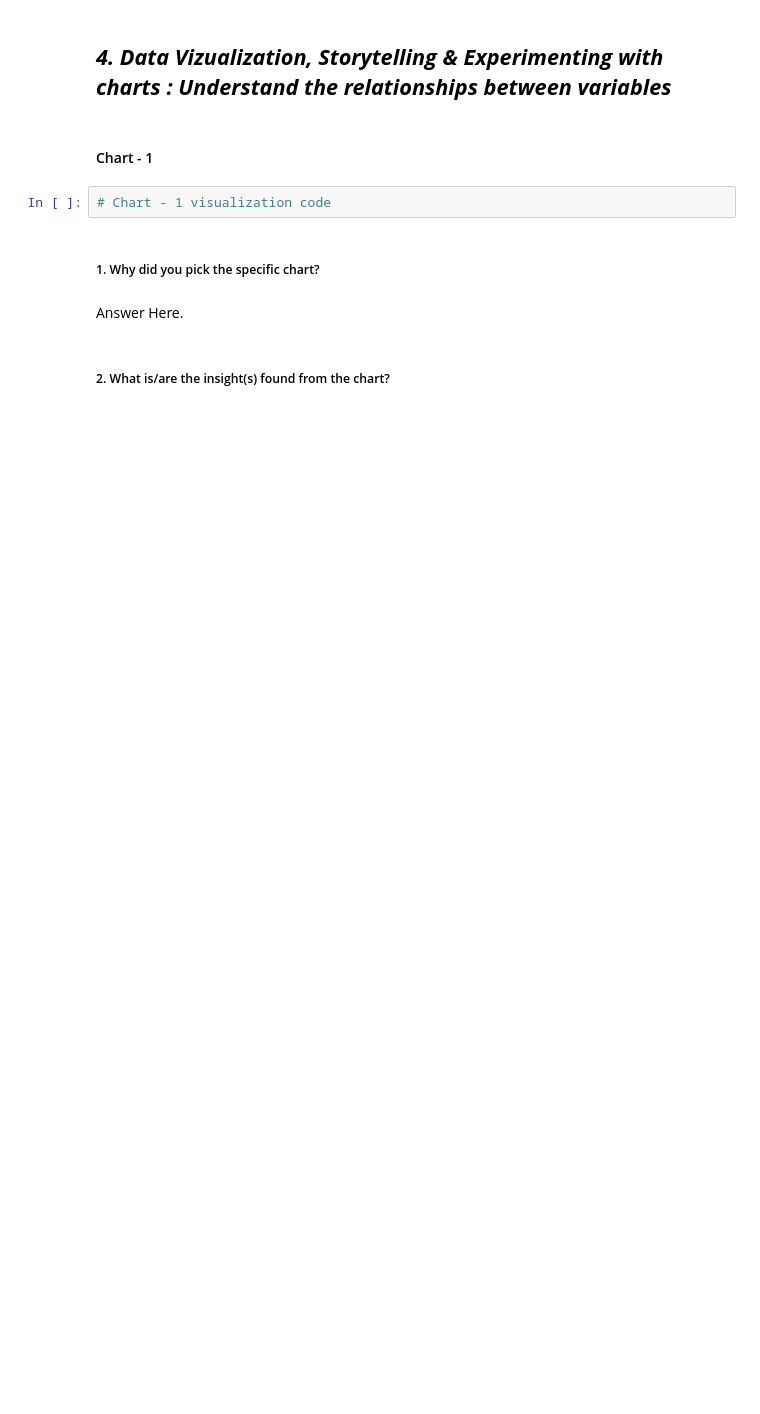
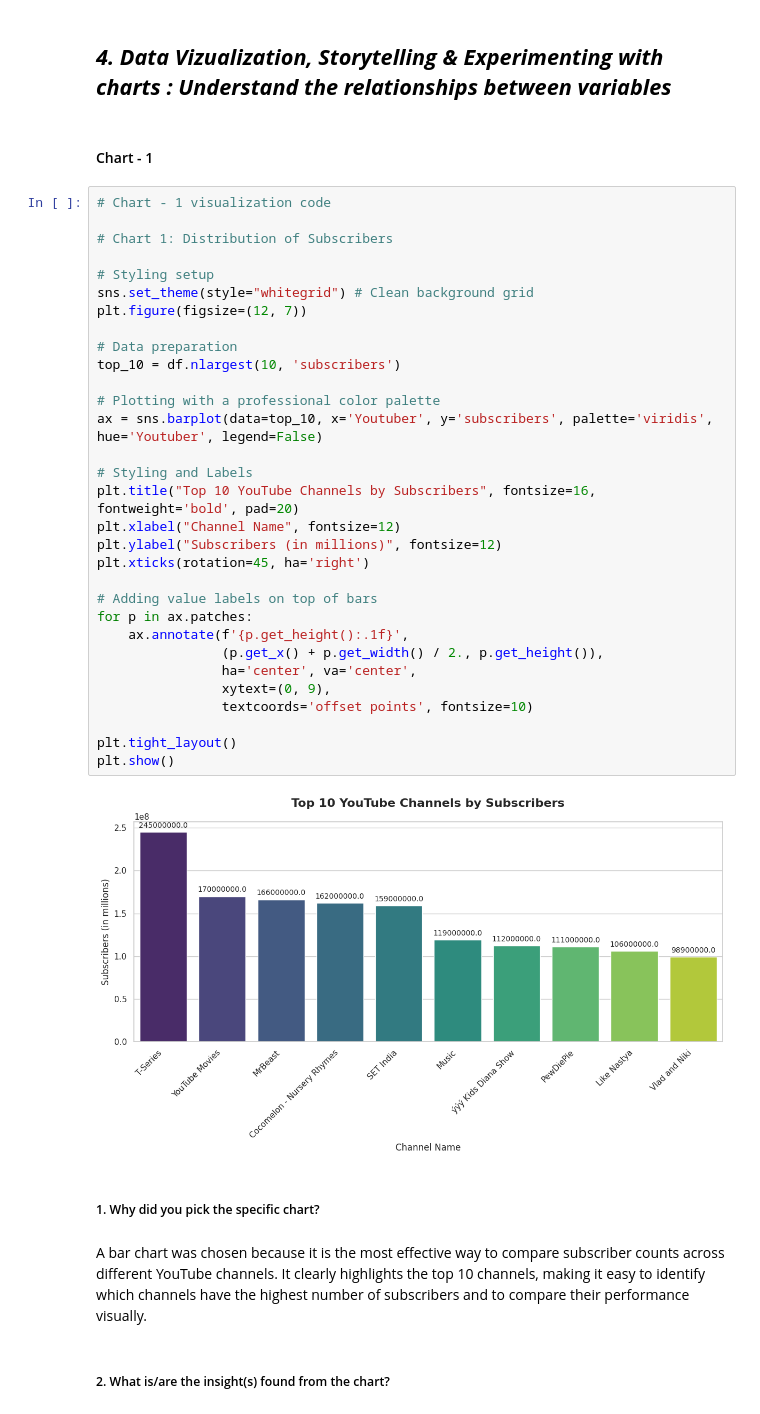
Before and after one commit to Sneha8126/Sneha-EDA-Submission-Template, a Jupyter notebook: Sneha_EDA_Submission_Template.ipynb, the cells around one changed output. Saved outputs shown, nothing was run; the diff lists cells and outputs as text; blank space fills up the shorter version.

Commit message:
Implement bar chart for subscriber distribution analysis

```diff
--- a/Sneha_EDA_Submission_Template.ipynb
+++ b/Sneha_EDA_Submission_Template.ipynb
@@ -385,11 +395,42 @@ Insights reveal that channel longevity is a major predictor of success, while ca
 ## ***4. Data Vizualization, Storytelling & Experimenting with charts : Understand the relationships between variables***
 # %% [markdown]
 #### Chart - 1
-# %%
-# Chart - 1 visualization code
+# %%
+# Chart - 1 visualization code
+
+# Chart 1: Distribution of Subscribers
+
+# Styling setup
+sns.set_theme(style="whitegrid") # Clean background grid
+plt.figure(figsize=(12, 7))
+
+# Data preparation
+top_10 = df.nlargest(10, 'subscribers')
+
+# Plotting with a professional color palette
+ax = sns.barplot(data=top_10, x='Youtuber', y='subscribers', palette='viridis', hue='Youtuber', legend=False)
+
+# Styling and Labels
+plt.title("Top 10 YouTube Channels by Subscribers", fontsize=16, fontweight='bold', pad=20)
+plt.xlabel("Channel Name", fontsize=12)
+plt.ylabel("Subscribers (in millions)", fontsize=12)
+plt.xticks(rotation=45, ha='right')
+
+# Adding value labels on top of bars
+for p in ax.patches:
+    ax.annotate(f'{p.get_height():.1f}',
+                (p.get_x() + p.get_width() / 2., p.get_height()),
+                ha='center', va='center',
+                xytext=(0, 9),
+                textcoords='offset points', fontsize=10)
+
+plt.tight_layout()
+plt.show()
+# %% [output]
+[figure, added]
 # %% [markdown]
 ##### 1. Why did you pick the specific chart?
-# %% [markdown]
-Answer Here.
+# %% [markdown]
+A bar chart was chosen because it is the most effective way to compare subscriber counts across different YouTube channels. It clearly highlights the top 10 channels, making it easy to identify which channels have the highest number of subscribers and to compare their performance visually.
 # %% [markdown]
 ##### 2. What is/are the insight(s) found from the chart?
```
Also changed, not shown: parts of 7 cells of this notebook.
